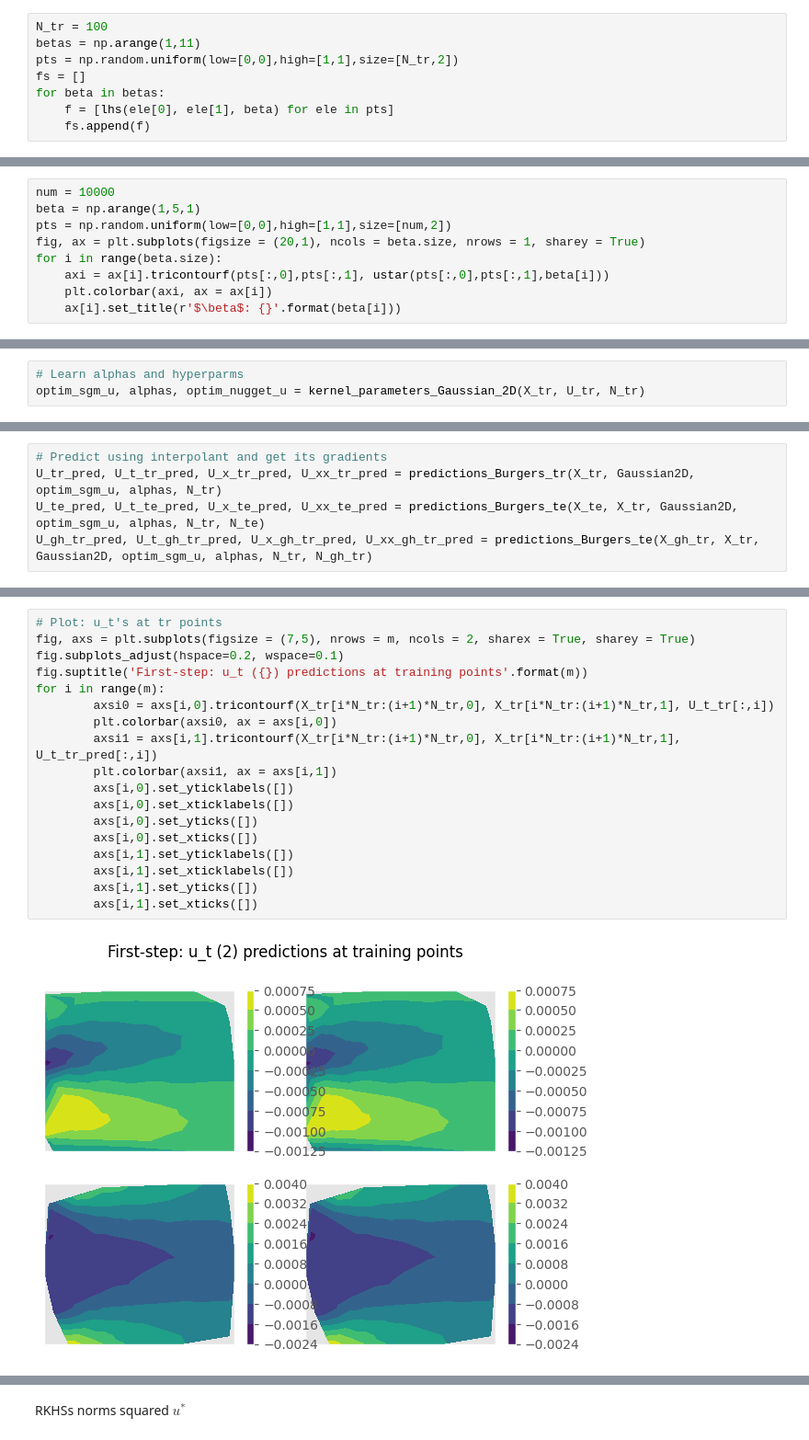
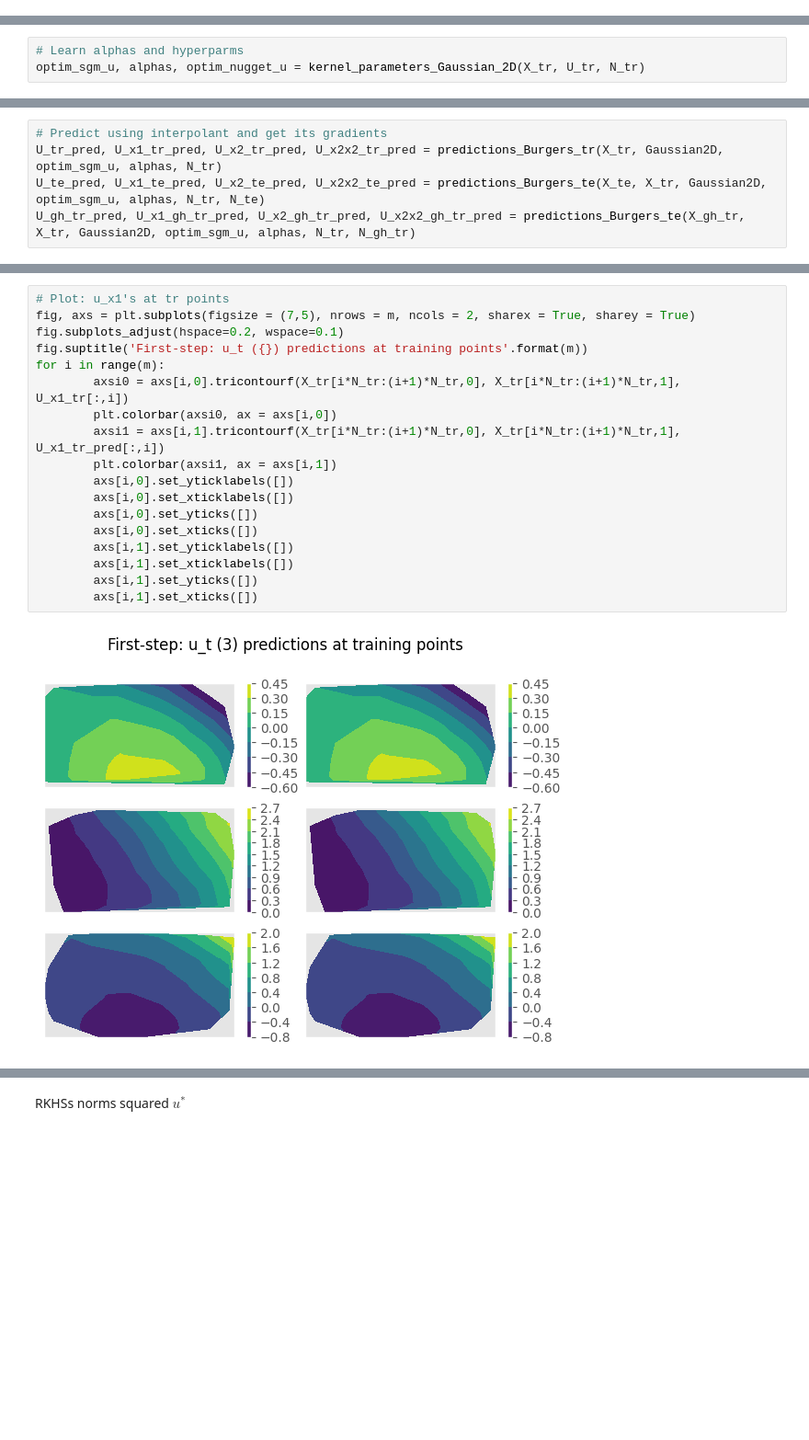
Before and after one commit to TADSGroup/kernelequationlearning, a Jupyter notebook: examples/Darcy/two_step.ipynb, the cells around one changed output, grey strips where cells are left out. Shown at 92% size. Cells and saved outputs as stored; diff of their text form; blank space fills up the shorter version.

```diff
--- a/examples/Darcy/two_step.ipynb
+++ b/examples/Darcy/two_step.ipynb
@@ -83,8 +35,0 @@ result.shape
-# %%
-N_tr = 100
-betas = np.arange(1,11)
-pts = np.random.uniform(low=[0,0],high=[1,1],size=[N_tr,2])
-fs = []
-for beta in betas:
-    f = [lhs(ele[0], ele[1], beta) for ele in pts]
-    fs.append(f)
@@ -106,9 +35,0 @@ plt.colorbar()
-# %%
-num = 10000
-beta = np.arange(1,5,1)
-pts = np.random.uniform(low=[0,0],high=[1,1],size=[num,2])
-fig, ax = plt.subplots(figsize = (20,1), ncols = beta.size, nrows = 1, sharey = True)
-for i in range(beta.size):
-    axi = ax[i].tricontourf(pts[:,0],pts[:,1], ustar(pts[:,0],pts[:,1],beta[i]))
-    plt.colorbar(axi, ax = ax[i])
-    ax[i].set_title(r'$\beta$: {}'.format(beta[i]))
@@ -134,8 +49,8 @@ optim_sgm_u, optim_nugget_u
 # %%
 # Predict using interpolant and get its gradients
-U_tr_pred, U_t_tr_pred, U_x_tr_pred, U_xx_tr_pred = predictions_Burgers_tr(X_tr, Gaussian2D, optim_sgm_u, alphas, N_tr)
-U_te_pred, U_t_te_pred, U_x_te_pred, U_xx_te_pred = predictions_Burgers_te(X_te, X_tr, Gaussian2D, optim_sgm_u, alphas, N_tr, N_te)
-U_gh_tr_pred, U_t_gh_tr_pred, U_x_gh_tr_pred, U_xx_gh_tr_pred = predictions_Burgers_te(X_gh_tr, X_tr, Gaussian2D, optim_sgm_u, alphas, N_tr, N_gh_tr)
+U_tr_pred, U_x1_tr_pred, U_x2_tr_pred, U_x2x2_tr_pred = predictions_Burgers_tr(X_tr, Gaussian2D, optim_sgm_u, alphas, N_tr)
+U_te_pred, U_x1_te_pred, U_x2_te_pred, U_x2x2_te_pred = predictions_Burgers_te(X_te, X_tr, Gaussian2D, optim_sgm_u, alphas, N_tr, N_te)
+U_gh_tr_pred, U_x1_gh_tr_pred, U_x2_gh_tr_pred, U_x2x2_gh_tr_pred = predictions_Burgers_te(X_gh_tr, X_tr, Gaussian2D, optim_sgm_u, alphas, N_tr, N_gh_tr)
 # %%
 # Save true values to warm up the onepfive method
 np.save('data/U_tr_pred.npy', U_tr_pred)
@@ -212,21 +129,21 @@ m = 1 nmse_test = 0.009686267754710551
 # %%
-# Plot: u_t's at tr points
+# Plot: u_x1's at tr points
 fig, axs = plt.subplots(figsize = (7,5), nrows = m, ncols = 2, sharex = True, sharey = True)
 fig.subplots_adjust(hspace=0.2, wspace=0.1)
 fig.suptitle('First-step: u_t ({}) predictions at training points'.format(m))
 for i in range(m):
-        axsi0 = axs[i,0].tricontourf(X_tr[i*N_tr:(i+1)*N_tr,0], X_tr[i*N_tr:(i+1)*N_tr,1], U_t_tr[:,i])
+        axsi0 = axs[i,0].tricontourf(X_tr[i*N_tr:(i+1)*N_tr,0], X_tr[i*N_tr:(i+1)*N_tr,1], U_x1_tr[:,i])
         plt.colorbar(axsi0, ax = axs[i,0])
-        axsi1 = axs[i,1].tricontourf(X_tr[i*N_tr:(i+1)*N_tr,0], X_tr[i*N_tr:(i+1)*N_tr,1], U_t_tr_pred[:,i])
+        axsi1 = axs[i,1].tricontourf(X_tr[i*N_tr:(i+1)*N_tr,0], X_tr[i*N_tr:(i+1)*N_tr,1], U_x1_tr_pred[:,i])
         plt.colorbar(axsi1, ax = axs[i,1])
         axs[i,0].set_yticklabels([])
         axs[i,0].set_xticklabels([])
         axs[i,0].set_yticks([])
         axs[i,0].set_xticks([])
         axs[i,1].set_yticklabels([])
         axs[i,1].set_xticklabels([])
         axs[i,1].set_yticks([])
         axs[i,1].set_xticks([])
 # %% [output]
-[figure, old version]
+[figure, new version]
 # %%
```
Also changed, not shown: parts of 34 cells of this notebook, 13 other files.
